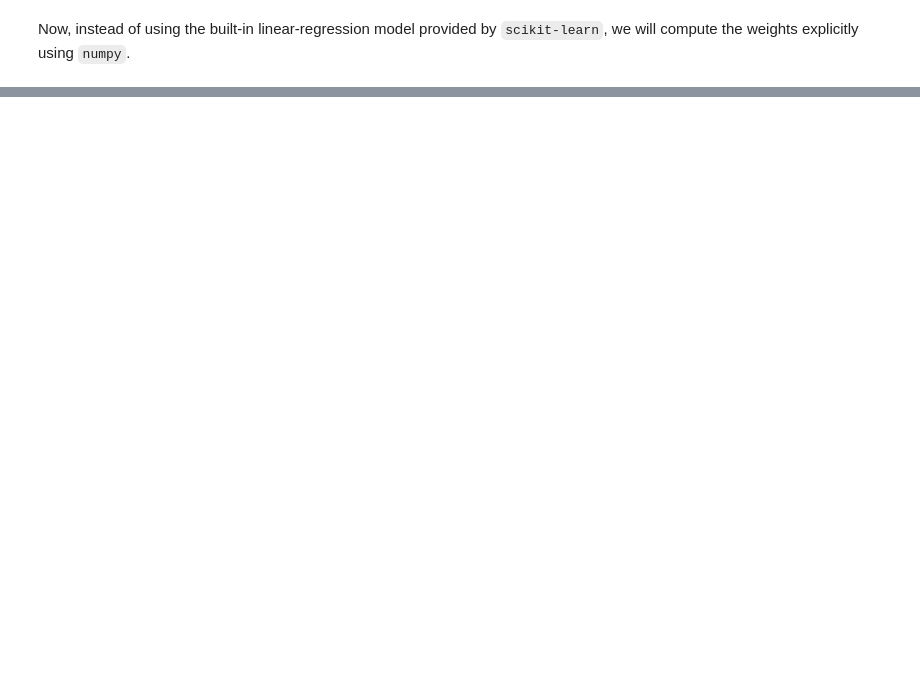
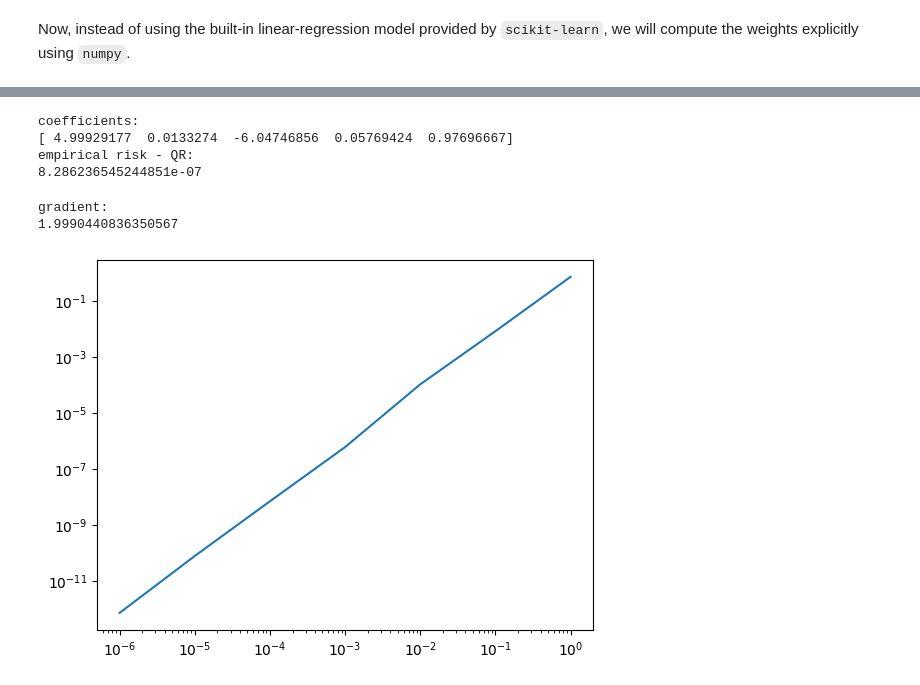
Before and after one commit to tarek-baya/machinelearning, a Jupyter notebook: talk3/talk3.ipynb, the cells around one changed output, grey strips where cells are left out. Saved outputs shown, nothing was run; the diff lists cells and outputs as text; code cells hidden in the pictures; blank space fills up the shorter version.

```diff
--- a/talk3/talk3.ipynb
+++ b/talk3/talk3.ipynb
@@ -52,0 +175,50 @@ Now, instead of using the built-in linear-regression model provided by `scikit-l
+# %%
+from numpy.linalg import qr
+from scipy.linalg import solve_triangular
+
+Q, R = qr(X)
+
+Qty = np.transpose(Q) @ y
+
+coeffs3 = solve_triangular(R, Qty)
+
+print("coefficients:")
+print(coeffs3)
+
+print("empirical risk - QR:")
+print(sum((y - X @ coeffs3)**2)/N)
+# %% [output]
+coefficients:
+[ 4.99929177  0.0133274  -6.04746856  0.05769424  0.97696667]
+empirical risk - QR:
+8.286236545244851e-07
+# %%
+x = np.random.rand(N)
+
+sigma_list = [1,0.1,0.01,0.001,0.0001,0.00001,0.000001]
+
+scores = np.zeros(len(sigma_list))
+
+for i in range(len(sigma_list)):
+    mu = 0
+    sigma = sigma_list[i]
+    noise = np.random.normal(mu,sigma,N)
+
+    y = x**4 - 6*x**2 + 5 + noise
+
+    X = np.c_[np.ones(N), x, x**2, x**3, x**4]
+
+    model = LinearRegression(fit_intercept=False).fit(X, y)
+
+    coeffs = model.coef_
+
+    scores[i] = sum((y - X @ coeffs)**2)/N
+
+plt.loglog(sigma_list,scores)
+
+print("gradient:")
+print((np.log(scores[-1])-np.log(scores[0]))/(np.log(sigma_list[-1])-np.log(sigma_list[0])))
+# %% [output]
+gradient:
+1.9990440836350567
+[figure, added]
```
Also changed, not shown: parts of 6 cells of this notebook.
